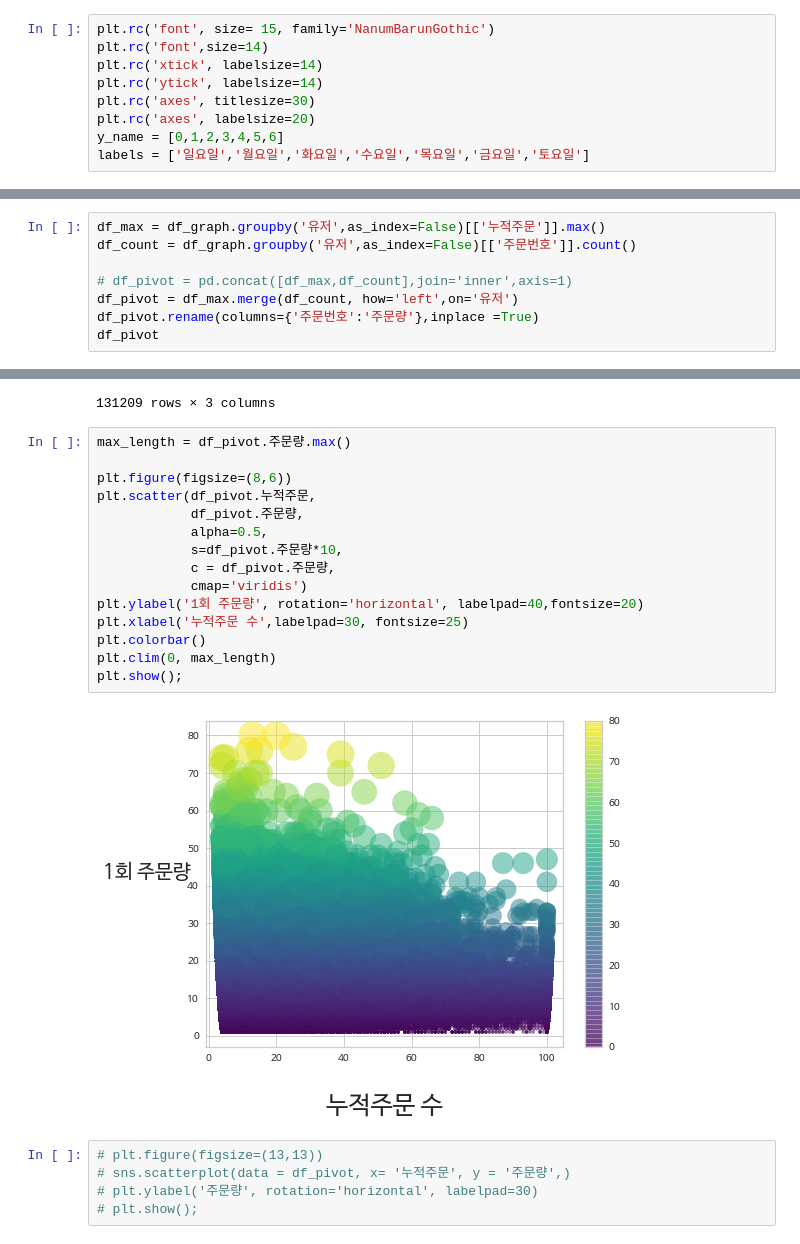
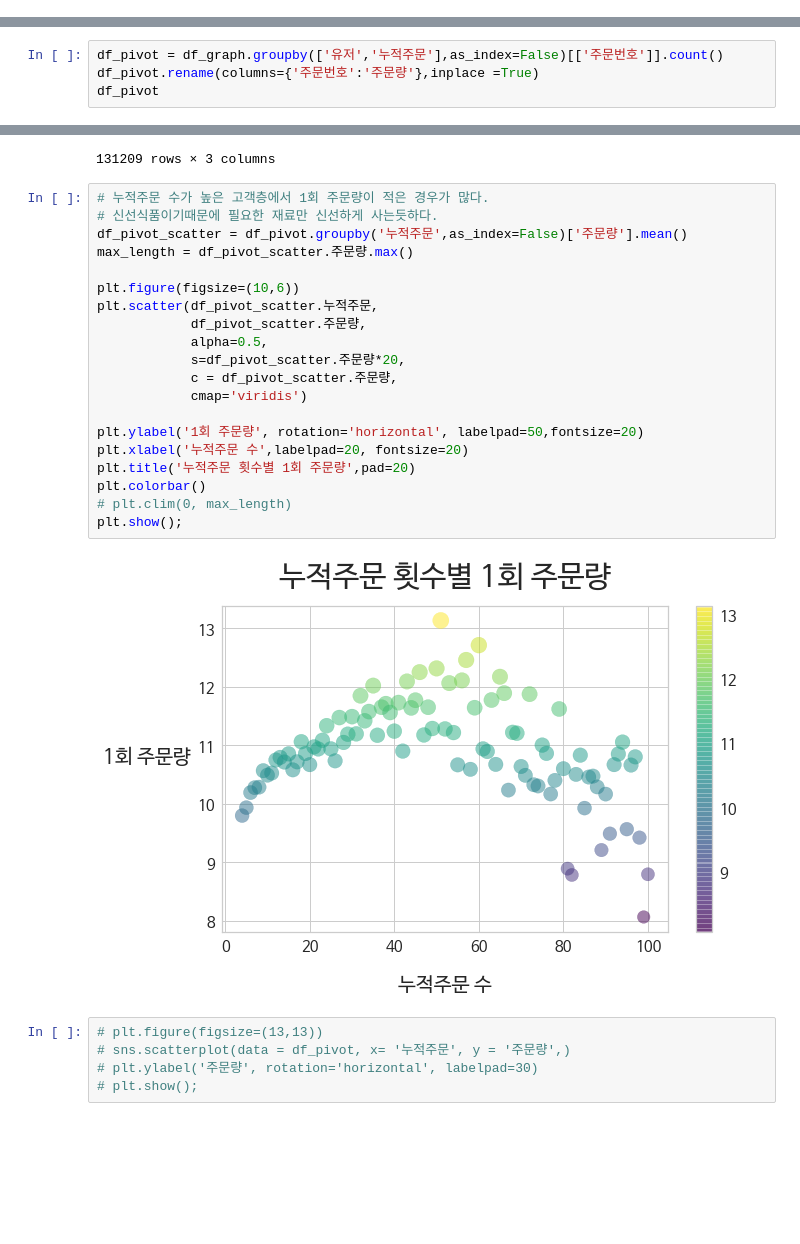
Before and after one commit to ev1025/Instacart, a Jupyter notebook: Instacart 장바구니분석.ipynb, the cells around one changed output, grey strips where cells are left out. Drawn from its saved outputs; the diff is of its cells as text; blank space fills up the shorter version.

```diff
--- a/Instacart 장바구니분석.ipynb
+++ b/Instacart 장바구니분석.ipynb
@@ -168,15 +178,6 @@ df_graph
 ### 분석
 # %% [markdown]
 #### 이용시간 분석
-# %%
-plt.rc('font', size= 15, family='NanumBarunGothic')
-plt.rc('font',size=14)
-plt.rc('xtick', labelsize=14)
-plt.rc('ytick', labelsize=14)
-plt.rc('axes', titlesize=30)
-plt.rc('axes', labelsize=20)
-y_name = [0,1,2,3,4,5,6]
-labels = ['일요일','월요일','화요일','수요일','목요일','금요일','토요일']
 # %% [markdown]
 **요일별 주문량**
 # %%
@@ -465,11 +410,7 @@ plt.show()
 # %% [markdown]
 #### 누적주문이 높은 사람의 주문량
 # %%
-df_max = df_graph.groupby('유저',as_index=False)[['누적주문']].max()
-df_count = df_graph.groupby('유저',as_index=False)[['주문번호']].count()
-
-# df_pivot = pd.concat([df_max,df_count],join='inner',axis=1)
-df_pivot = df_max.merge(df_count, how='left',on='유저')
+df_pivot = df_graph.groupby(['유저','누적주문'],as_index=False)[['주문번호']].count()
 df_pivot.rename(columns={'주문번호':'주문량'},inplace =True)
 df_pivot
 # %% [output]
@@ -487,22 +428,27 @@ df_pivot
 | 131208 | 206209 | 14 | 8 |
 131209 rows × 3 columns
 # %%
-max_length = df_pivot.주문량.max()
+# 누적주문 수가 높은 고객층에서 1회 주문량이 적은 경우가 많다.
+# 신선식품이기때문에 필요한 재료만 신선하게 사는듯하다.
+df_pivot_scatter = df_pivot.groupby('누적주문',as_index=False)['주문량'].mean()
+max_length = df_pivot_scatter.주문량.max()
 
-plt.figure(figsize=(8,6))
-plt.scatter(df_pivot.누적주문,
-            df_pivot.주문량,
+plt.figure(figsize=(10,6))
+plt.scatter(df_pivot_scatter.누적주문,
+            df_pivot_scatter.주문량,
             alpha=0.5,
-            s=df_pivot.주문량*10,
-            c = df_pivot.주문량,
+            s=df_pivot_scatter.주문량*20,
+            c = df_pivot_scatter.주문량,
             cmap='viridis')
-plt.ylabel('1회 주문량', rotation='horizontal', labelpad=40,fontsize=20)
-plt.xlabel('누적주문 수',labelpad=30, fontsize=25)
+
+plt.ylabel('1회 주문량', rotation='horizontal', labelpad=50,fontsize=20)
+plt.xlabel('누적주문 수',labelpad=20, fontsize=20)
+plt.title('누적주문 횟수별 1회 주문량',pad=20)
 plt.colorbar()
-plt.clim(0, max_length)
+# plt.clim(0, max_length)
 plt.show();
 # %% [output]
-[figure, old version]
+[figure, new version]
 # %%
 # plt.figure(figsize=(13,13))
 # sns.scatterplot(data = df_pivot, x= '누적주문', y = '주문량',)
```
Also changed, not shown: parts of 35 cells of this notebook.
